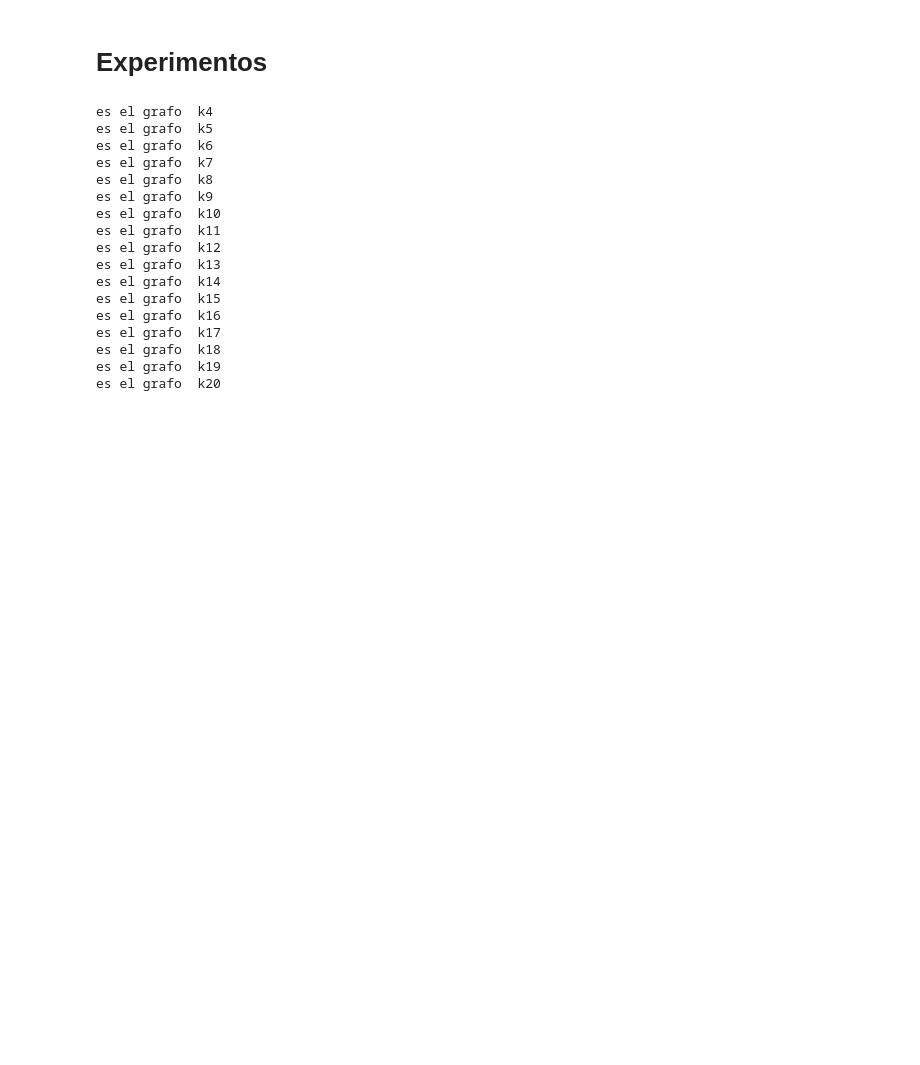
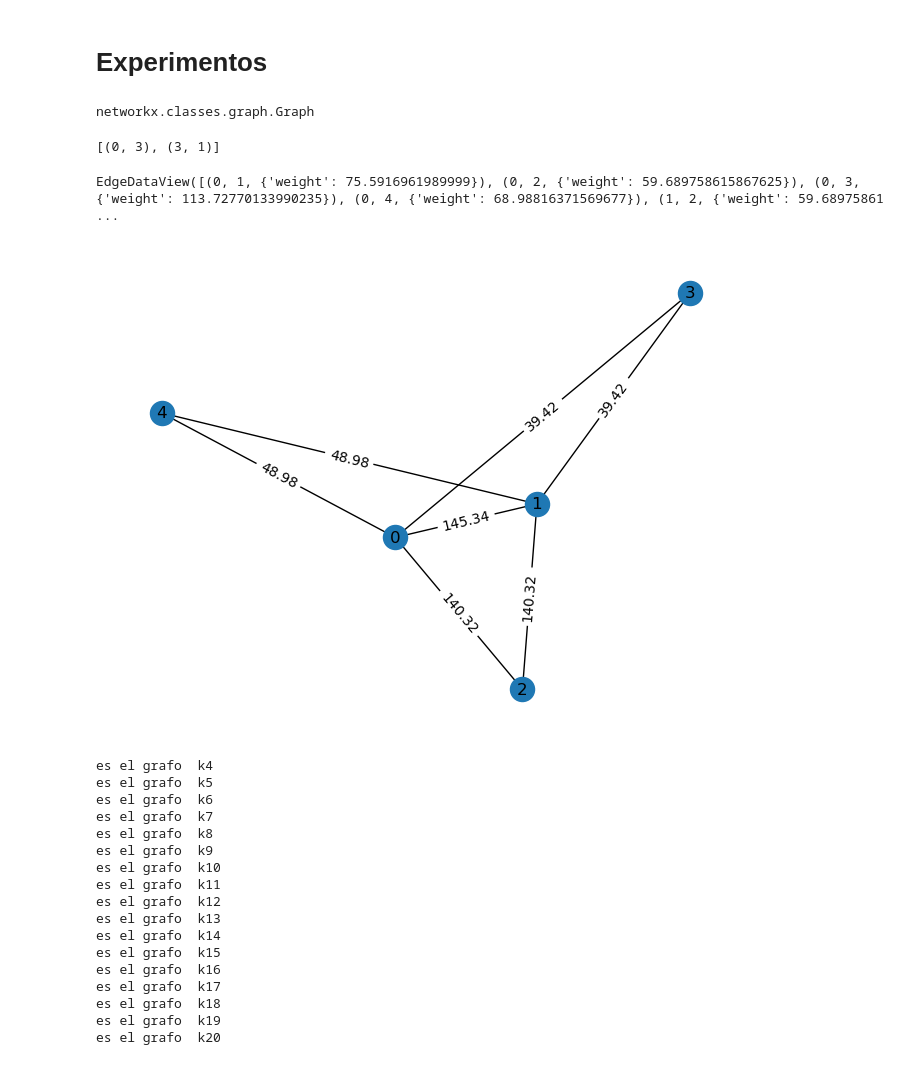
Before and after one commit to clazo2018/OPD-problem-, a Jupyter notebook: Experiments.ipynb, the cells around one changed output. Drawn from its saved outputs; the diff is of its cells as text; code cells hidden in the pictures; blank space fills up the shorter version.

Commit message:
finish implementation of both_alg

```diff
--- a/Experiments.ipynb
+++ b/Experiments.ipynb
@@ -19,6 +19,41 @@ G.nodes()- {2, 1}
 import opdproblem as opd
 # %%
 n_clique = 20
+# %%
+G = nx.complete_graph(5)
+type(G)
+# %% [output]
+networkx.classes.graph.Graph
+# %%
+# se inicializa el grafo y el algoritmo
+G = opd.OPDGraph(n=5)
+search = opd.Alg(G)
+
+
+p_prop = search.both_alg()
+# %%
+p_prop
+# %% [output]
+[(0, 3), (3, 1)]
+# %%
+G.edges(data=True)
+# %% [output]
+EdgeDataView([(0, 1, {'weight': 75.5916961989999}), (0, 2, {'weight': 59.689758615867625}), (0, 3, {'weight': 113.72770133990235}), (0, 4, {'weight': 68.98816371569677}), (1, 2, {'weight': 59.68975861 ...
+# %%
+# Dibujar el grafo
+pos = nx.spring_layout(G)  # Obtener posiciones de los nodos
+nx.draw(G, pos, with_labels=True)  # Dibujar nodos y aristas
+
+# Redondear los pesos a dos decimales
+rounded_labels = {(u, v): round(d['weight'], 2) for u, v, d in G.edges(data=True)}
+
+# Agregar etiquetas de peso redondeadas en las aristas
+nx.draw_networkx_edge_labels(G, pos, edge_labels=rounded_labels)
+
+# Mostrar el grafo
+plt.show()
+# %% [output]
+[figure, added]
 # %%
 n_clique = n_clique + 1
 cert_dic = {}
```
Also changed, not shown: parts of 2 cells of this notebook, 1 other file.
